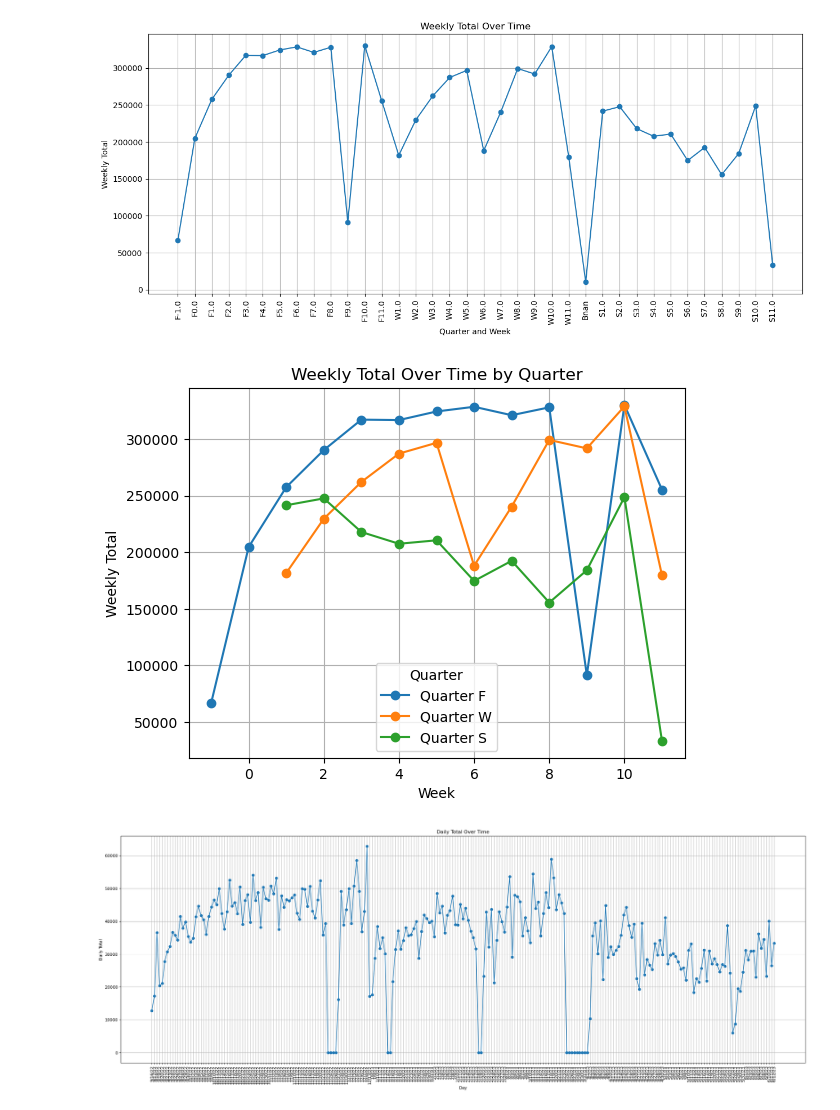
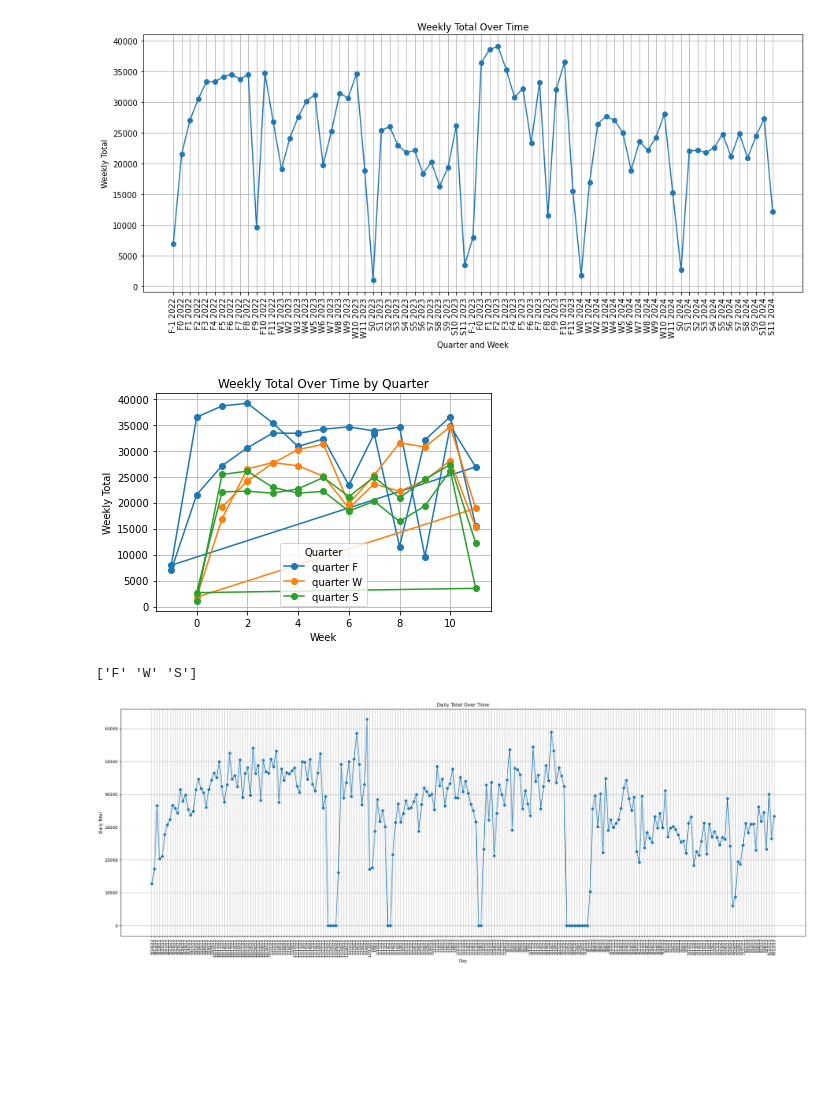
Before and after one commit to dailybruin/the-stack, a Jupyter notebook: python/posts/food-trucks/foodtrucksales.ipynb, the cells around one changed output. Cells and saved outputs as stored; diff of their text form; code cells hidden in the pictures; blank space fills up the shorter version.

```diff
--- a/python/posts/food-trucks/foodtrucksales.ipynb
+++ b/python/posts/food-trucks/foodtrucksales.ipynb
@@ -4,16 +4,17 @@ import matplotlib.pyplot as plt
 import numpy as np
 
 # Load dataset
-weeklysales = pd.read_csv("foodtrucks_weektotal.csv")
+# weeklysales = pd.read_csv("foodtrucks_weektotal.csv")
+weeklysales = pd.read_csv("weekly_swipes.csv")
 
 weeklysales.head(3)
 
 # Creating the x labels
-weeklysales["X_Label"] = weeklysales["Quarter"] + weeklysales["Week"].astype(str)
+weeklysales["X_Label"] = weeklysales["quarter"] + weeklysales["week"].astype(str) +" "+ weeklysales["year"].astype(str)
 
 # Plotting the data
 plt.figure(figsize=(15,6))
-plt.plot(weeklysales["X_Label"], weeklysales["Weekly_Total"], marker='o', linestyle='-')
+plt.plot(weeklysales["X_Label"], weeklysales["swipes"], marker='o', linestyle='-')
 
 # Formatting the graph
 plt.xlabel("Quarter and Week")
@@ -25,29 +26,33 @@ plt.grid()
 # Show the plot
 plt.show()
 # %% [output]
-[figure, old version]
+[figure, new version]
 # %%
 # by quarter
-weeklysales_filtered = weeklysales[weeklysales["Quarter"] != "B"] # exclude the B aka break
+weeklysales_filtered = weeklysales[weeklysales["quarter"] != "B"] # exclude the B aka break
 
-quarters = weeklysales_filtered["Quarter"].unique()
+quarters = weeklysales_filtered["quarter"].unique()
 
 # Plotting each quarter separately
 for quarter in quarters:
-    subset = weeklysales_filtered[weeklysales_filtered["Quarter"] == quarter]
-    plt.plot(subset["Week"], subset["Weekly_Total"], marker='o', linestyle='-', label=f"Quarter {quarter}")
+    subset = weeklysales_filtered[weeklysales_filtered["quarter"] == quarter]
+    plt.plot(subset["week"], subset["swipes"], marker='o', linestyle='-', label=f"quarter {quarter}")
 
 # Formatting the graph
 plt.xlabel("Week")
 plt.ylabel("Weekly Total")
 plt.title("Weekly Total Over Time by Quarter")
 plt.legend(title="Quarter")
 plt.grid()
 
 # Show the plot
 plt.show()
 # %% [output]
-[figure, old version]
+[figure, new version]
+# %%
+print(quarters)
+# %% [output]
+['F' 'W' 'S']
 # %%
 # sales per day
 # %%
```
Also changed, not shown: 3 other files.
